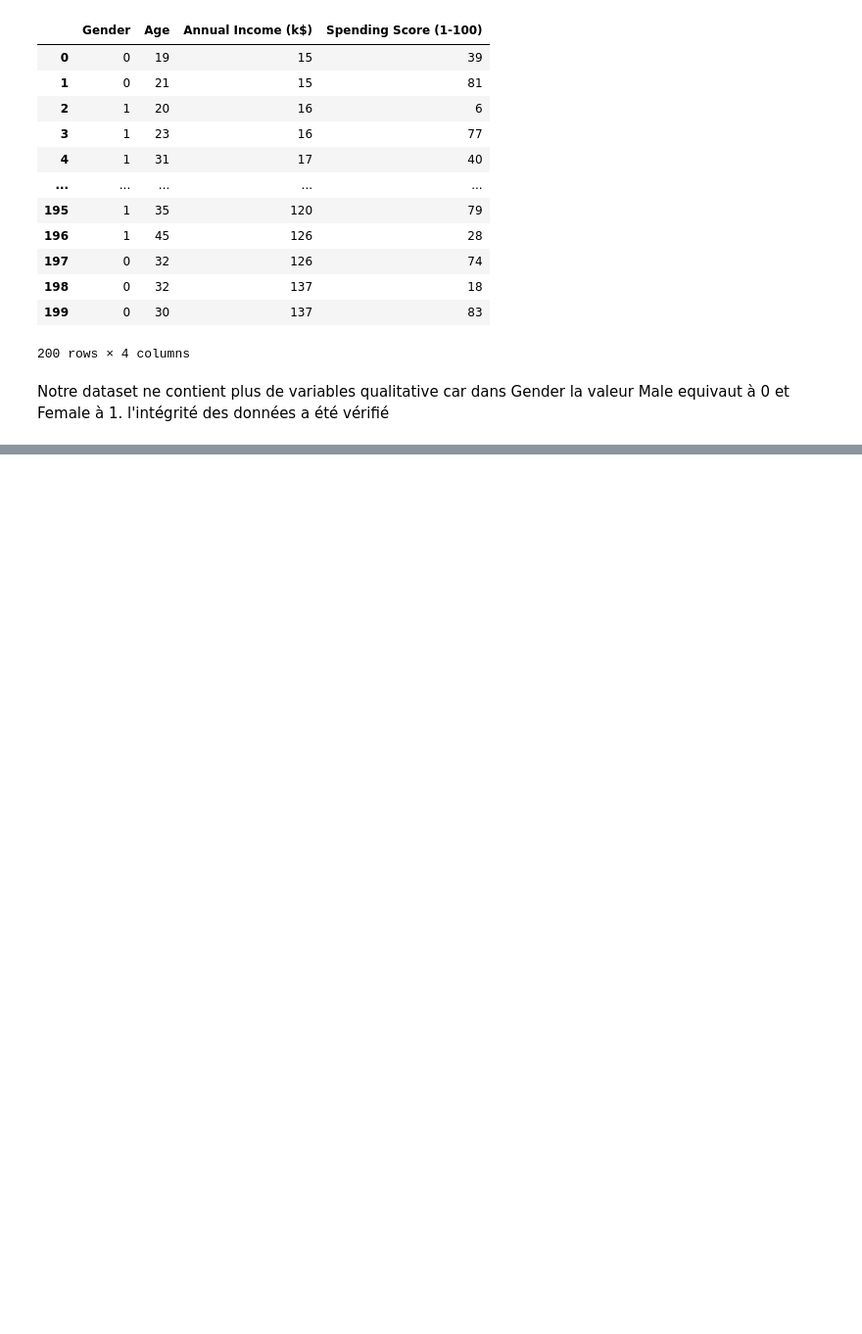
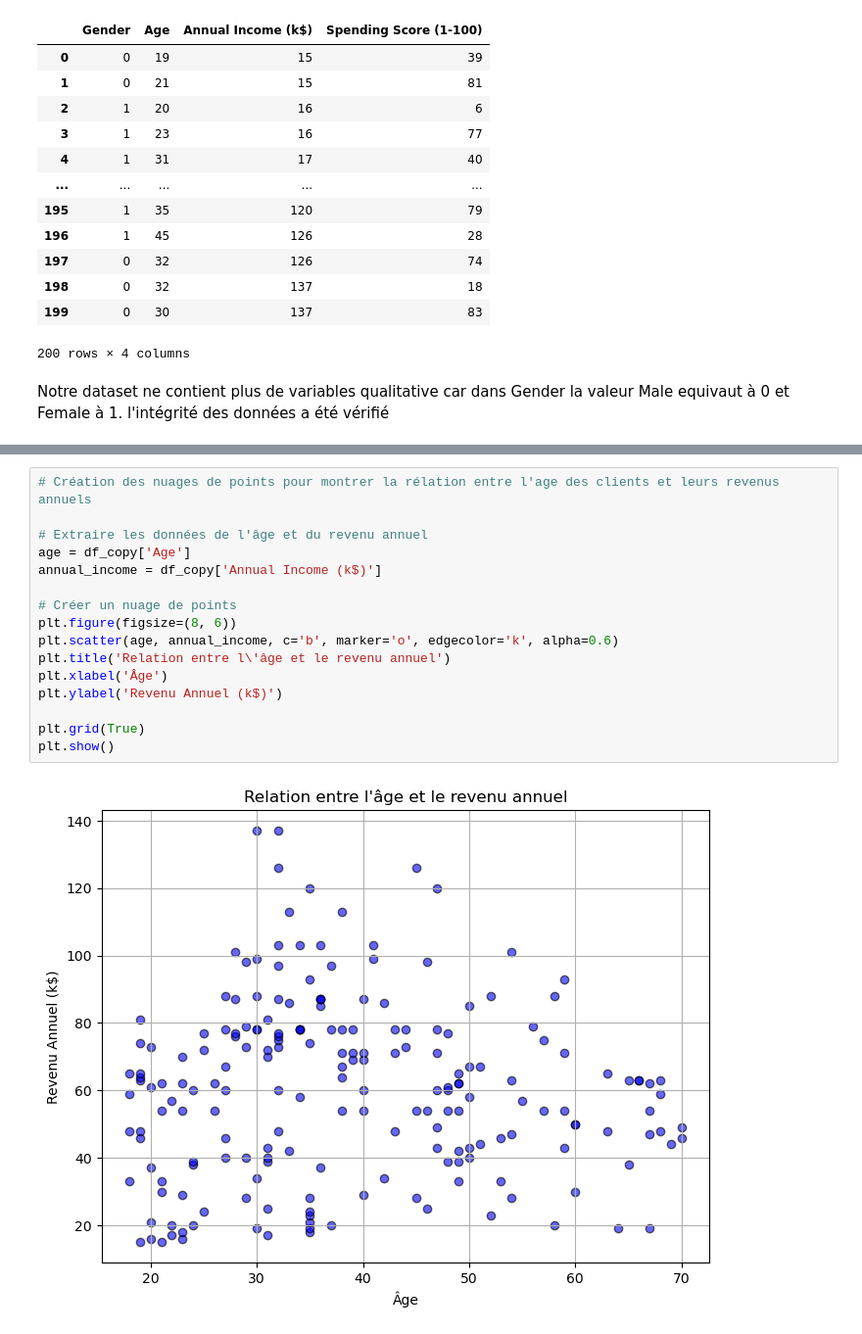
Before and after one commit to Makima225/D-tection_Fraude_Carte_Bancaire, a Jupyter notebook: projets.ipynb, the cells around one changed output, grey strips where cells are left out. Shown at 98% size. Drawn from its saved outputs; the diff is of its cells as text; blank space fills up the shorter version.

```diff
--- a/projets.ipynb
+++ b/projets.ipynb
@@ -113,0 +143,18 @@ Notre dataset ne contient plus de variables qualitative car dans Gender la valeu
+# %%
+# Création des nuages de points pour montrer la rélation entre l'age des clients et leurs revenus annuels
+
+# Extraire les données de l'âge et du revenu annuel
+age = df_copy['Age']
+annual_income = df_copy['Annual Income (k$)']
+
+# Créer un nuage de points
+plt.figure(figsize=(8, 6))
+plt.scatter(age, annual_income, c='b', marker='o', edgecolor='k', alpha=0.6)
+plt.title('Relation entre l\'âge et le revenu annuel')
+plt.xlabel('Âge')
+plt.ylabel('Revenu Annuel (k$)')
+
+plt.grid(True)
+plt.show()
+# %% [output]
+[figure, added]
```
Also changed, not shown: parts of 4 cells of this notebook.
